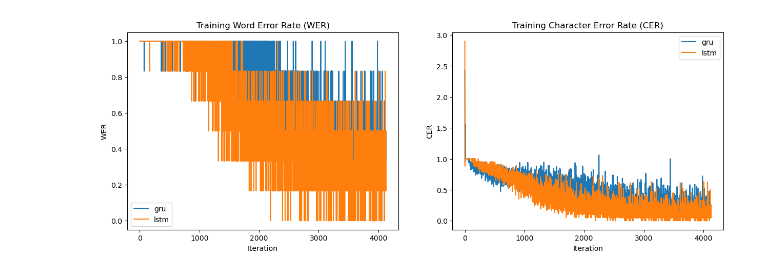
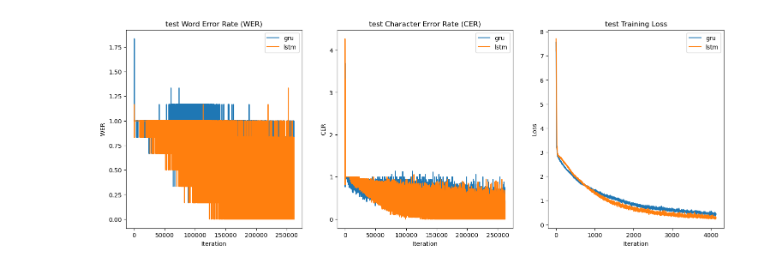
Before and after one commit to Ziruiwang409/LALip, a Jupyter notebook: train_script.ipynb, the cells around one changed output. Saved outputs shown, nothing was run; the diff lists cells and outputs as text; code cells hidden in the pictures.

Commit message:
training error curve

```diff
--- a/train_script.ipynb
+++ b/train_script.ipynb
@@ -198,4 +166,4 @@ plot_error_curves_comparison(outputs)
 # %%
-Lstm_WER, Lstm_CER = train('lstm')
-outputs.update({'lstm': {'train_wer': Lstm_WER, 'train_cer': Lstm_CER}})
+losses, lstm_WER, lstm_CER = train('lstm')
+outputs.update({'lstm': {'train_wer': Lstm_WER, 'train_cer': Lstm_CER, 'train_loss': losses}})
 # %% [output]
@@ -219,4 +188,38 @@ Epoch 10 Evaluation Loss: 0.283, eval WER: 0.260, eval CER: 0.128
-# %%
-plot_error_curves_comparison(outputs)
-# %% [output]
-[figure, removed]
+# %%
+outputs.update({'lstm': {'train_wer': lstm_WER, 'train_cer': lstm_CER, 'train_loss': losses}})
+# %%
+
+def plot_error_curves(output, mode='test'):
+    iters = len(output['gru']['train_wer'])
+    plt.figure(figsize=(18, 6)) #   (width, height)
+    # plot WER
+    plt.subplot(131)    # 1 row, 2 cols, subplot 1
+    for i, k in enumerate(output):
+        plt.plot(range(len(output[k]['train_wer'])), output[k]['train_wer'], label=k)
+    plt.title('{} Word Error Rate (WER)'.format(mode))
+    plt.xlabel('Iteration')
+    plt.ylabel('WER')
+    plt.legend()
+
+    # plot CER
+    plt.subplot(132)    # 1 row, 2 cols, subplot 2
+    for i, k in enumerate(output):
+        plt.plot(range(len(output[k]['train_cer'])), output[k]['train_cer'], label=k)
+    plt.title('{} Character Error Rate (CER)'.format(mode))
+    plt.xlabel('Iteration')
+    plt.ylabel('CER')
+    plt.legend()
+
+    # plot training loss
+    plt.subplot(133)    # 1 row, 2 cols, subplot 3
+    for i, k in enumerate(output):
+        plt.plot(range(len(output[k]['train_loss'])), output[k]['train_loss'], label=k)
+    plt.title('{} Training Loss'.format(mode))
+    plt.xlabel('Iteration')
+    plt.ylabel('Loss')
+    plt.legend()
+
+
+plot_error_curves(outputs)
+# %% [output]
+[figure, added]
```
Also changed, not shown: parts of 7 cells of this notebook.
